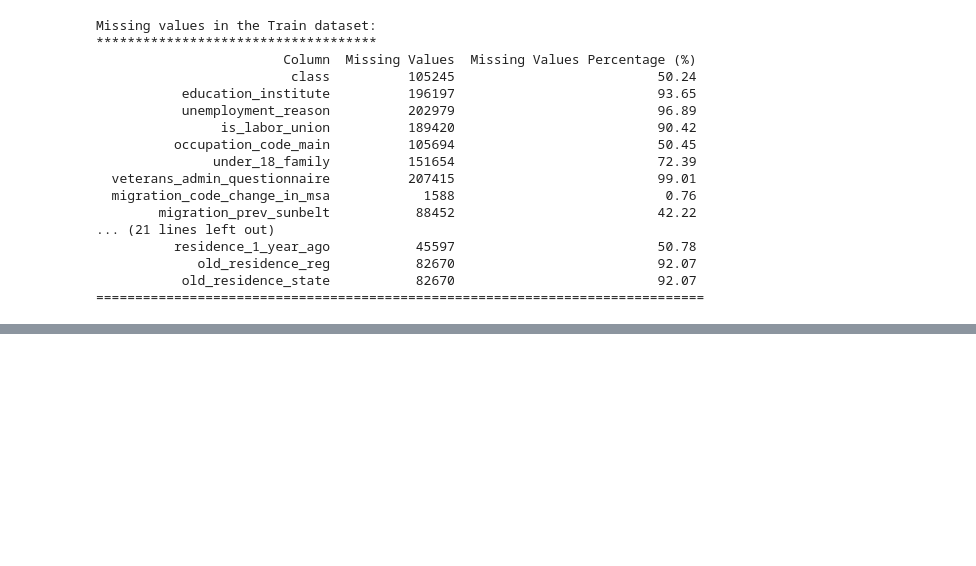
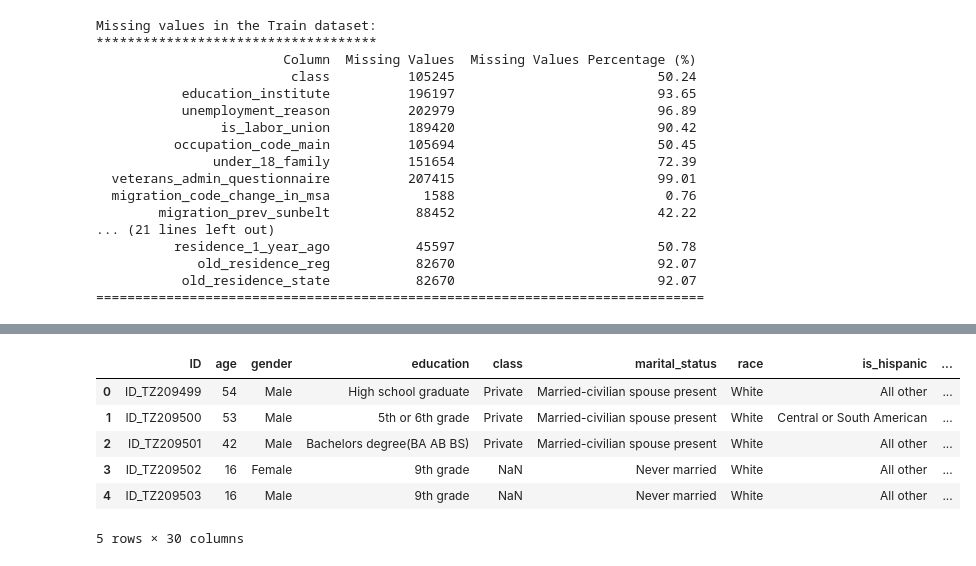
Before and after one commit to rasmodev/Income-Prediction-Challenge-For-Azubian, a Jupyter notebook: Income_Prediction.ipynb, the cells around one changed output, grey strips where cells are left out. Saved outputs shown, nothing was run; the diff lists cells and outputs as text; code cells hidden in the pictures; blank space fills up the shorter version.

```diff
--- a/Income_Prediction.ipynb
+++ b/Income_Prediction.ipynb
@@ -366,0 +571,10 @@ Unique Values: ['Below limit' 'Above limit']
+# %%
+test_df.head()
+# %% [output]
+|  | ID | age | gender | education | class | marital_status | race | is_hispanic | ... |
+| 0 | ID_TZ209499 | 54 | Male | High school graduate | Private | Married-civilian spouse present | White | All other | ... |
+| 1 | ID_TZ209500 | 53 | Male | 5th or 6th grade | Private | Married-civilian spouse present | White | Central or South American | ... |
+| 2 | ID_TZ209501 | 42 | Male | Bachelors degree(BA AB BS) | Private | Married-civilian spouse present | White | All other | ... |
+| 3 | ID_TZ209502 | 16 | Female | 9th grade | NaN | Never married | White | All other | ... |
+| 4 | ID_TZ209503 | 16 | Male | 9th grade | NaN | Never married | White | All other | ... |
+5 rows × 30 columns
```
Also changed, not shown: parts of 15 cells of this notebook.
